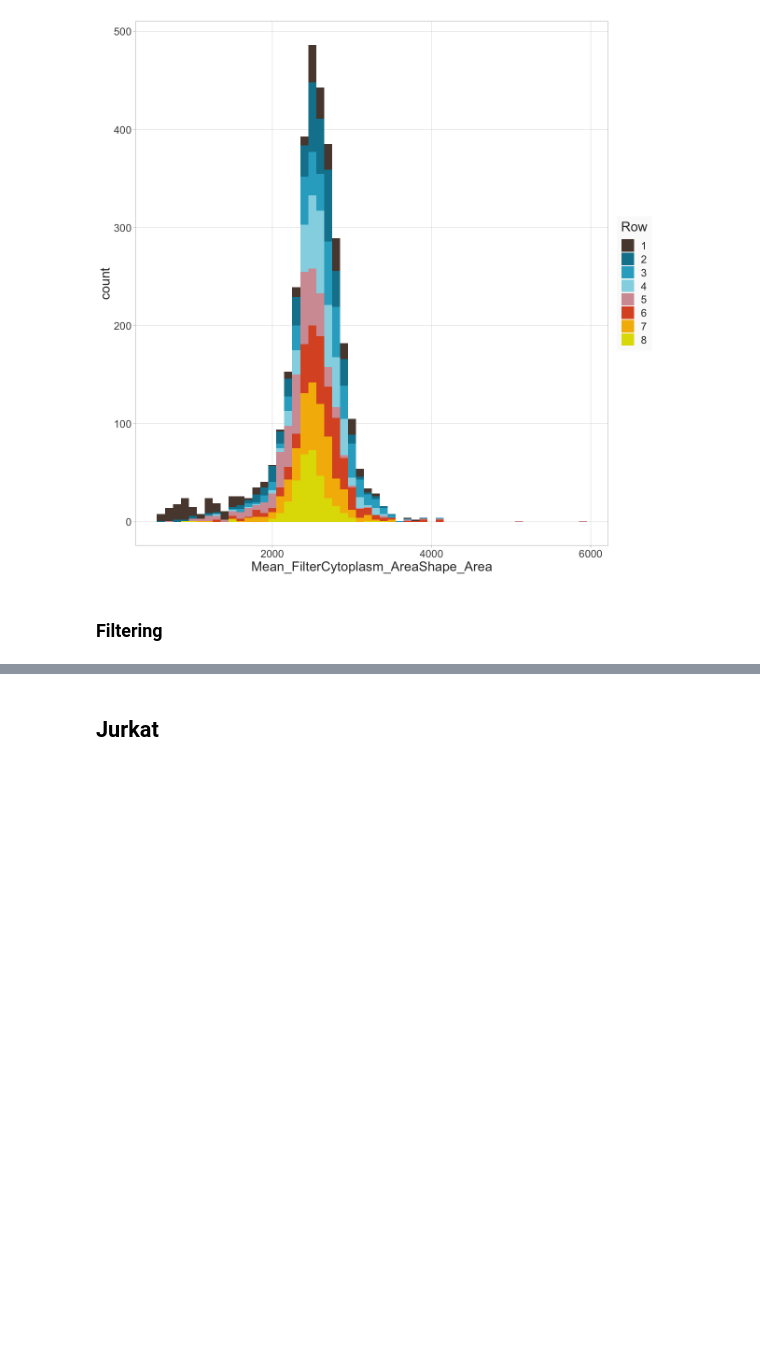
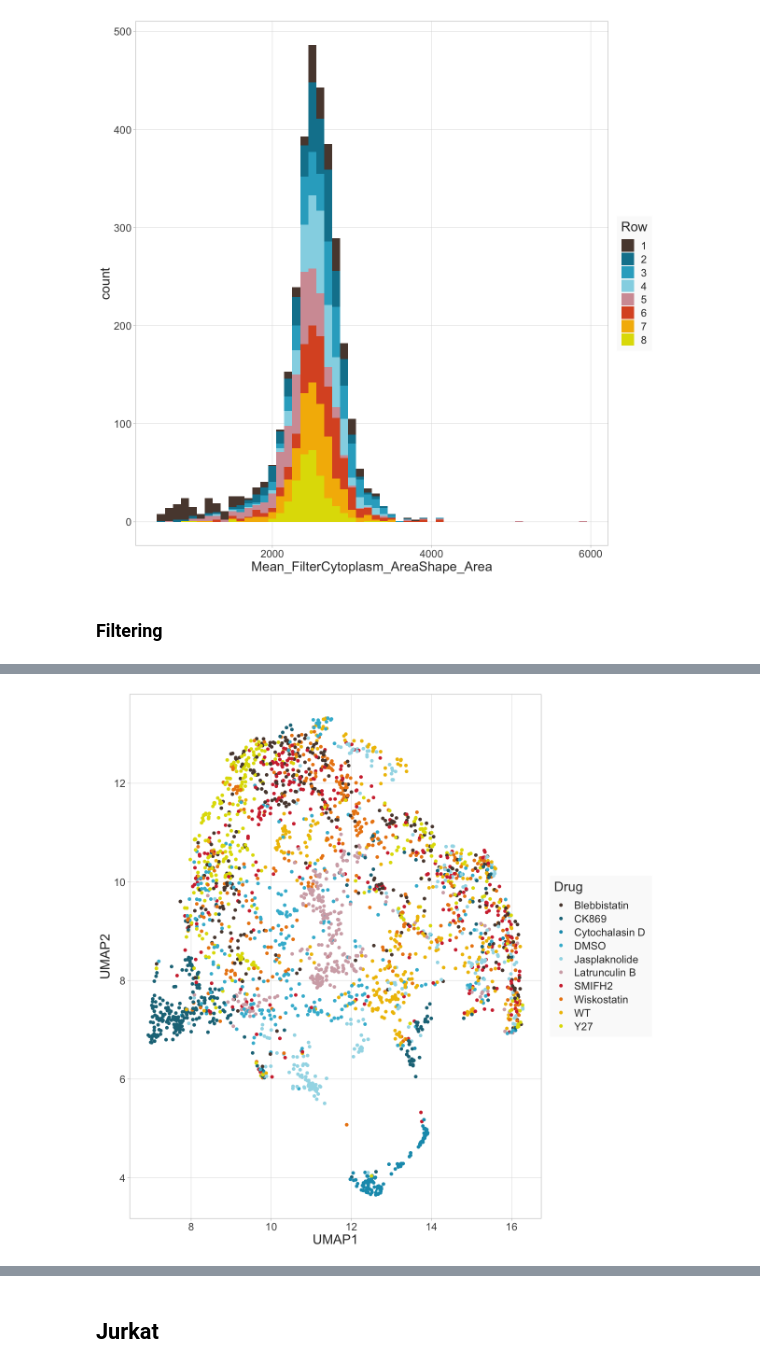
Before and after one commit to menchelab/hci-immune-synapse, a Jupyter notebook: DrugPlates.ipynb, the cells around one changed output, grey strips where cells are left out. Cells and saved outputs as stored; diff of their text form; code cells hidden in the pictures; blank space fills up the shorter version.

```diff
--- a/DrugPlates.ipynb
+++ b/DrugPlates.ipynb
@@ -199,0 +203,4 @@ umTNK$LabelCluster[umTNK$UMAP1 < -10]
+# %%
+ggplot(umTNK) + geom_point(aes(UMAP1, UMAP2, color = Drug))
+# %% [output]
+[figure, added]
```
Also changed, not shown: parts of 26 cells of this notebook.
